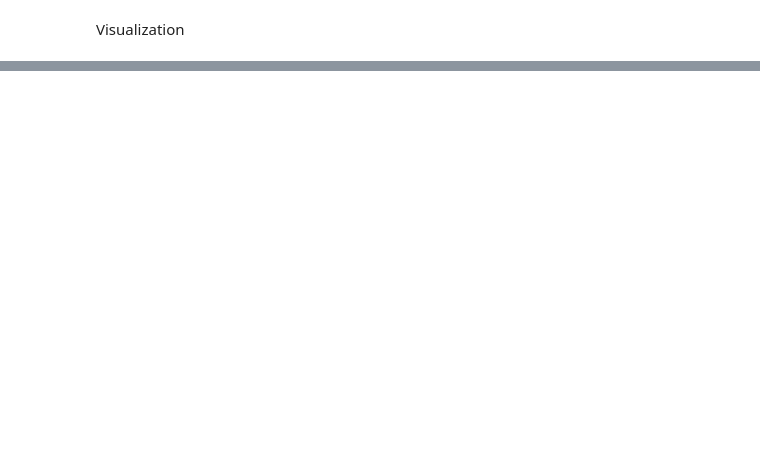
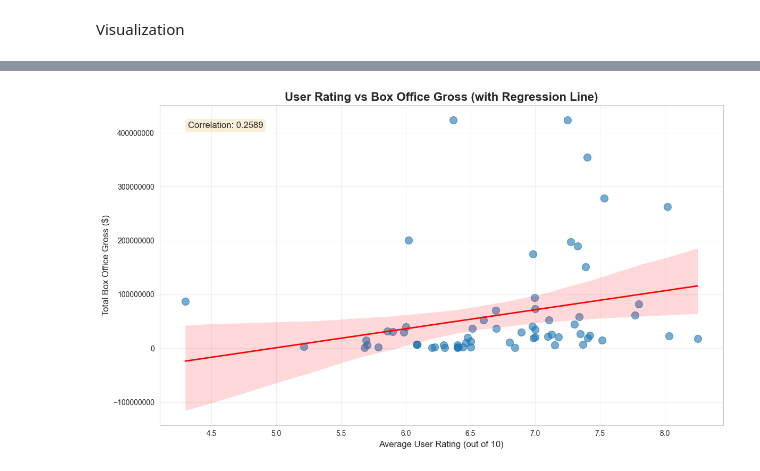
Before and after one commit to diasjakupov/data-gathering-sis1, a Jupyter notebook: SIS_cleaners_movie_finance.ipynb, the cells around one changed output, grey strips where cells are left out. Drawn from its saved outputs; the diff is of its cells as text; code cells hidden in the pictures; blank space fills up the shorter version.

Commit message:
Merging and visualization

```diff
--- a/SIS_cleaners_movie_finance.ipynb
+++ b/SIS_cleaners_movie_finance.ipynb
@@ -107,0 +302,18 @@ Passing `palette` without assigning `hue` is deprecated and will be removed in v
+# %%
+plt.figure(figsize=(12, 7))
+sns.regplot(data=merged_df, x='vote_average', y='total_gross',
+            scatter_kws={'alpha':0.6, 's':100},
+            line_kws={'color':'red', 'linewidth':2})
+plt.title('User Rating vs Box Office Gross (with Regression Line)', fontsize=16, fontweight='bold')
+plt.xlabel('Average User Rating (out of 10)', fontsize=12)
+plt.ylabel('Total Box Office Gross ($)', fontsize=12)
+plt.ticklabel_format(style='plain', axis='y')
+plt.grid(True, alpha=0.3)
+
+plt.text(0.05, 0.95, f'Correlation: {correlation_rating_gross:.4f}',
+         transform=plt.gca().transAxes, fontsize=12, verticalalignment='top',
+         bbox=dict(boxstyle='round', facecolor='wheat', alpha=0.5))
+plt.tight_layout()
+plt.show()
+# %% [output]
+[figure, added]
```
Also changed, not shown: parts of 13 cells of this notebook.
